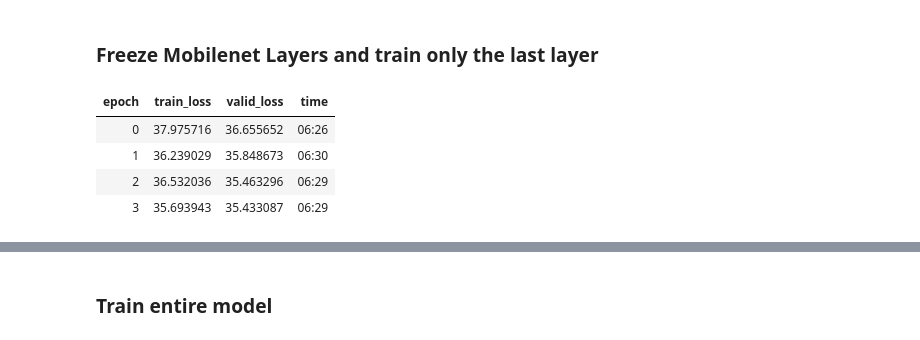
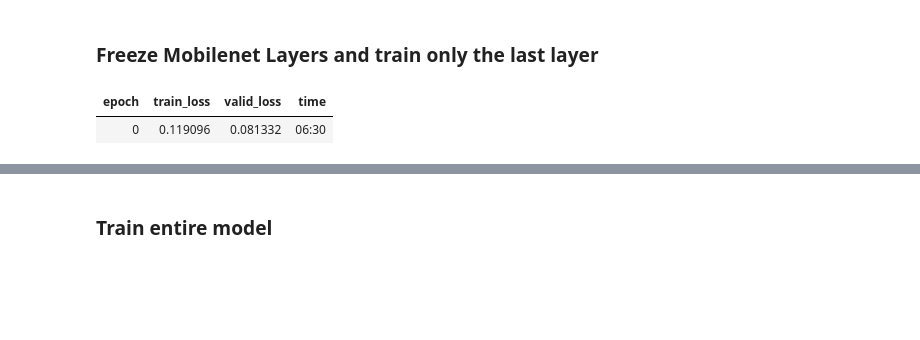
Before and after one commit to vishal-kvn/nima, a Jupyter notebook: nima.ipynb, the cells around one changed output, grey strips where cells are left out. Saved outputs shown, nothing was run; the diff lists cells and outputs as text; code cells hidden in the pictures; blank space fills up the shorter version.

```diff
--- a/nima.ipynb
+++ b/nima.ipynb
@@ -138,6 +136,7 @@ class NimaLabelList(CategoryList):
     def get(self, i):
         dist = scores_map[self.items[i]]
         dist = np.array(dist.split(' '), dtype=float)
+        dist = dist/dist.sum()
         return dist
 # %%
 func = lambda o: o.split('/')[1]
@@ -193,7 +192,14 @@ def emd(y_hat, y):
 ## Transfer Learning using Mobilenet V2
 # %%
 # learn = cnn_learner(data, models.resnet34, metrics=error_rate)
-learner = cnn_learner(data, models.mobilenet_v2, pretrained=True, loss_func=emd) #metrics=[accuracy]
+learner = cnn_learner(
+    data,
+    models.mobilenet_v2,
+    pretrained=True,
+    loss_func=emd,
+    ps=0.75,
+    #opt_func=optim.SGD
+)
 # %%
 y_hat = learner.model(x)
 # %%
@@ -219,14 +225,11 @@ learner.loss_func
 ### Freeze Mobilenet Layers and train only the last layer
 # %%
 with gpu_mem_restore_ctx():
-    learner.fit_one_cycle(4)
+    learner.fit_one_cycle(1)
     #learner.fit(2, lr=[3e-7,3e-7, 3e-6]) # discriminative learning rates
 # %% [output]
 | epoch | train_loss | valid_loss | time |
-| 0 | 37.975716 | 36.655652 | 06:26 |
-| 1 | 36.239029 | 35.848673 | 06:30 |
-| 2 | 36.532036 | 35.463296 | 06:29 |
-| 3 | 35.693943 | 35.433087 | 06:29 |
+| 0 | 0.119096 | 0.081332 | 06:30 |
 # %%
 learner.save('stage-1')
 # %%
```
Also changed, not shown: parts of 10 cells of this notebook, 2 other files.
